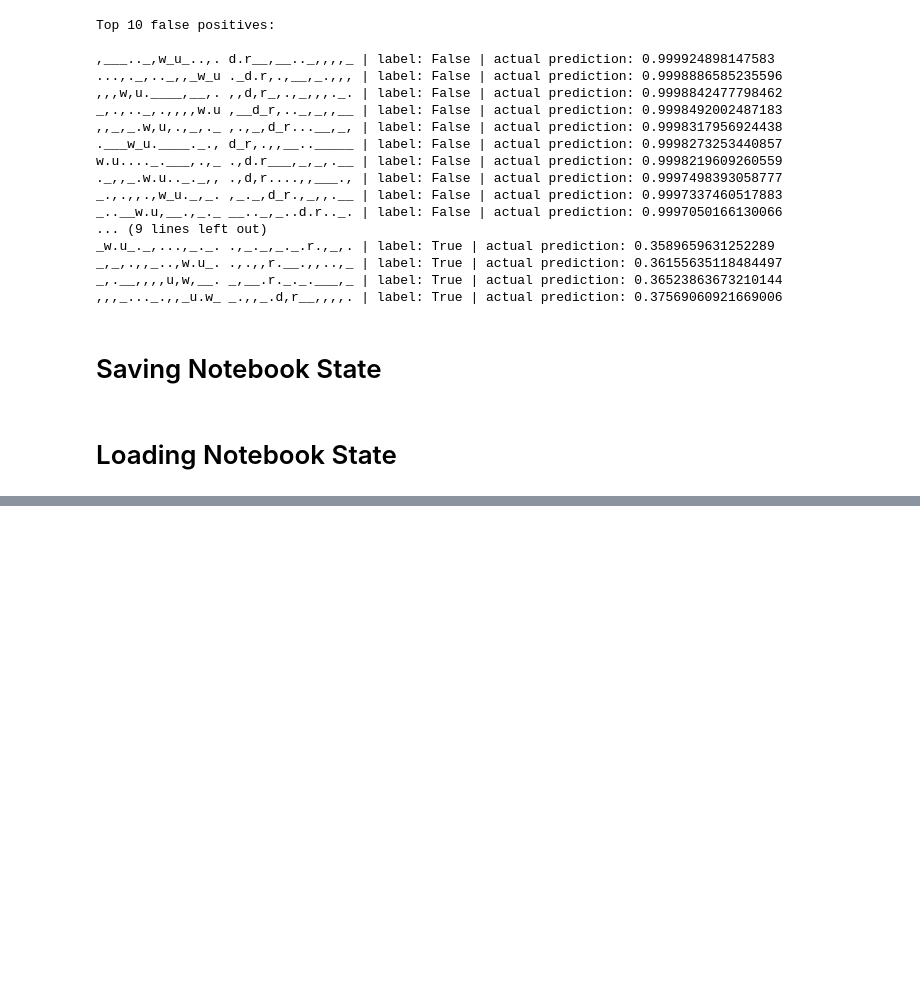
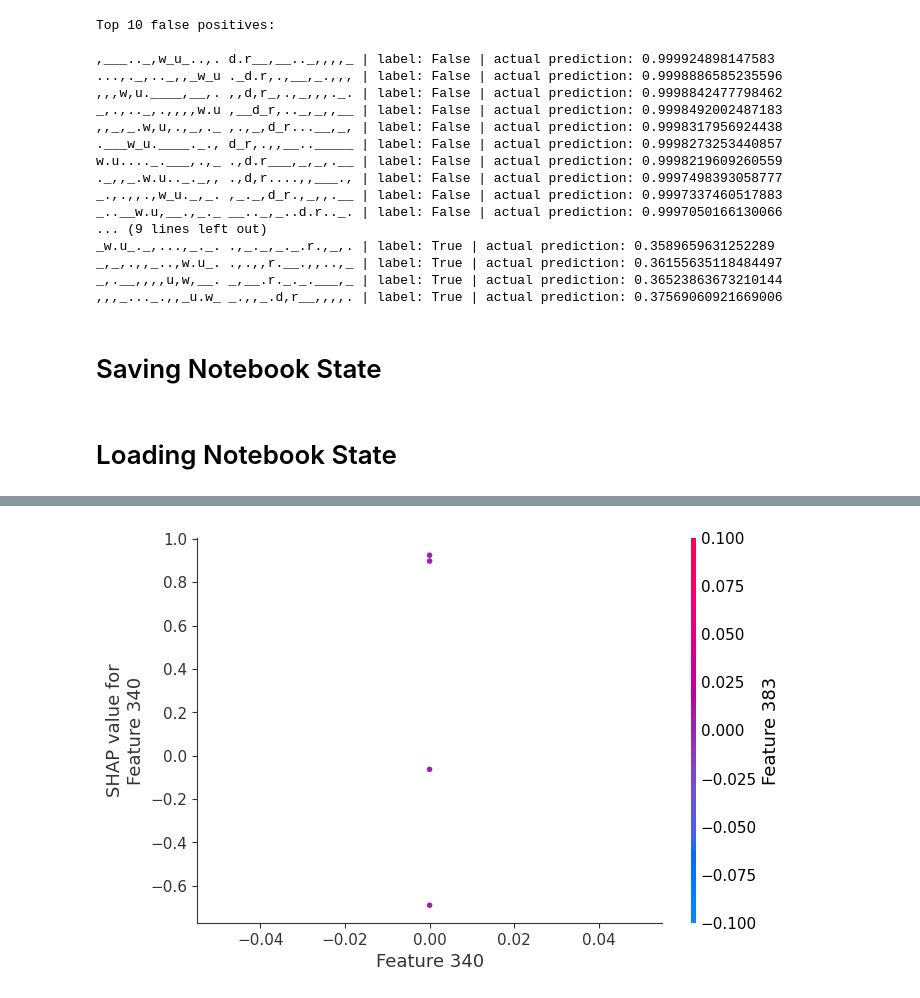
Before and after one commit to FranciscoMorenoB/TFG-XAI-CONCURRENCIA, a Jupyter notebook: Notebooks-Modificados/4th filter - variable interop distance (easy).ipynb, the cells around one changed output, grey strips where cells are left out. Saved outputs shown, nothing was run; the diff lists cells and outputs as text; code cells hidden in the pictures; blank space fills up the shorter version.

```diff
--- a/Notebooks-Modificados/4th filter - variable interop distance (easy).ipynb
+++ b/Notebooks-Modificados/4th filter - variable interop distance (easy).ipynb
@@ -729,0 +820,4 @@ experiment_name = "interop_1"
+# %%
+shap.dependence_plot("Feature 340", shap_values_reshaped, x_train_reshaped)
+# %% [output]
+[figure, added]
```
Also changed, not shown: parts of 16 cells of this notebook, 2 other files.
